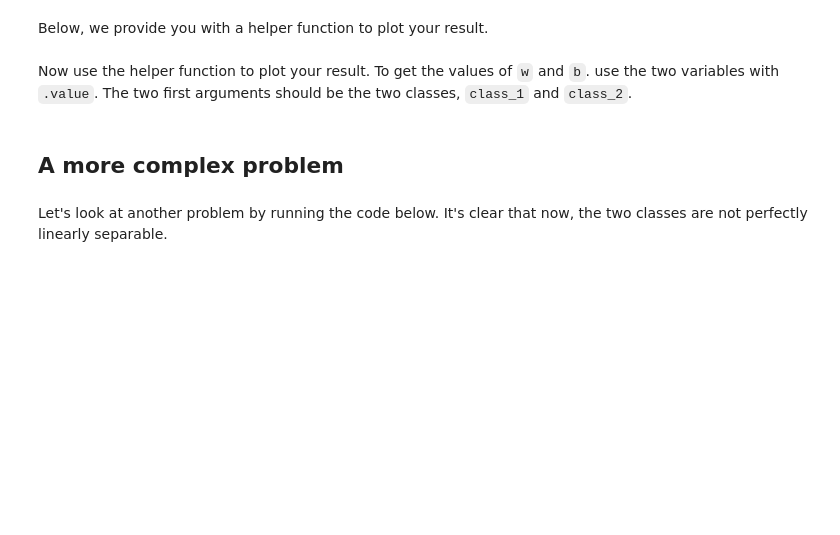
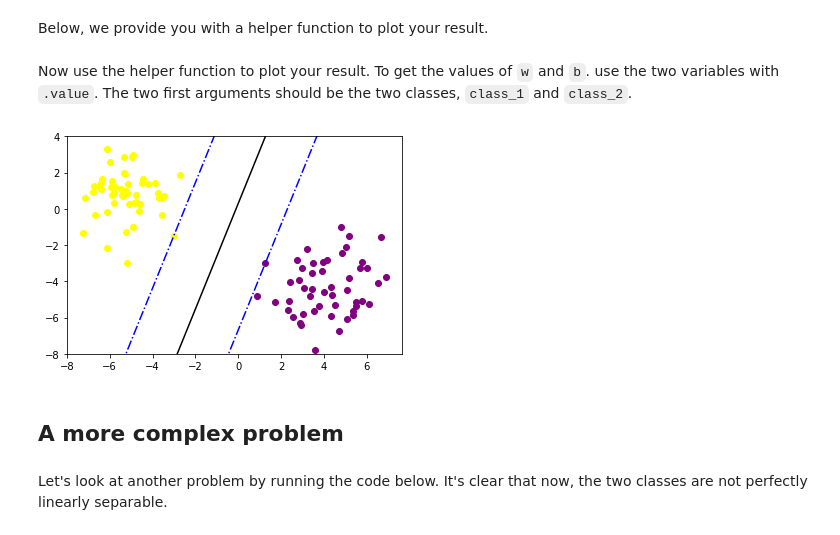
Before and after one commit to AlecMorgan/dsc-3-33-03-building-an-svm-from-scratch-lab-seattle-ds-career-040119, a Jupyter notebook: index.ipynb, the cells around one changed output. Saved outputs shown, nothing was run; the diff lists cells and outputs as text; code cells hidden in the pictures; blank space fills up the shorter version.

```diff
--- a/index.ipynb
+++ b/index.ipynb
@@ -143,7 +143,9 @@ def plotBoundaries(x, y, w, b):
 # %% [markdown]
 Now use the helper function to plot your result. To get the values of `w` and `b`. use the two variables with `.value`. The two first arguments should be the two classes, `class_1` and `class_2`.
 # %%
-plotBoundaries(class_1, class_2, w.valu)
+plotBoundaries(class_1, class_2, w.value, b.value)
+# %% [output]
+[figure, added]
 # %% [markdown]
 ## A more complex problem
 # %% [markdown]
```
